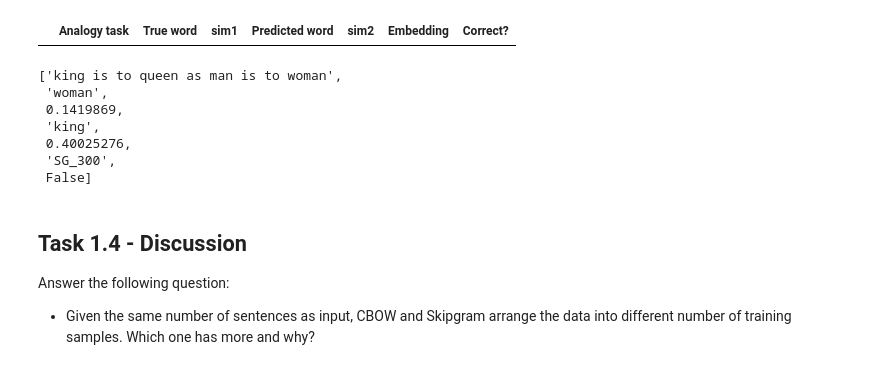
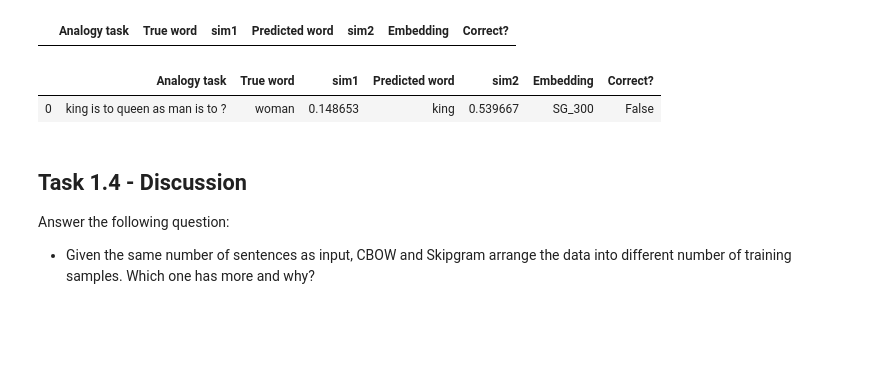
Before and after one commit to Joriswillems/deeplearning, a Jupyter notebook: assigment1/Assignment_1_(TF_2).ipynb, the cells around one changed output. Drawn from its saved outputs; the diff is of its cells as text; code cells hidden in the pictures; blank space fills up the shorter version.

```diff
--- a/assigment1/Assignment_1_(TF_2).ipynb
+++ b/assigment1/Assignment_1_(TF_2).ipynb
@@ -310,9 +313,9 @@ df
 # %%
 def analogyOutput(emb_name, relation_1, relation_2):
 
+    emb = emb_dict[emb_name]
 
-
-    analogy_task = "{} is to {} as {} is to {}".format(relation_1[0], relation_1[1], relation_2[0], relation_2[1])
+    analogy_task = "{} is to {} as {} is to ?".format(relation_1[0], relation_1[1], relation_2[0], relation_2[1])
 
     prediction = embed(relation_1[0], emb) - embed(relation_1[1], emb) + embed(relation_2[0], emb)
     predicted_word = findAnalogy(prediction, emb)
@@ -325,15 +328,10 @@ def analogyOutput(emb_name, relation_1, relation_2):
 
     return [analogy_task, true_word, sim1, predicted_word, sim2, emb_name, correct]
 # %%
-analogyOutput(skipgram_embedding_300, "SG_300", ["king", "queen"], ["man", "woman"])
+df.append(pd.Series(analogyOutput("SG_300", ["king", "queen"], ["man", "woman"]), index=df.columns), ignore_index=True)
 # %% [output]
-['king is to queen as man is to woman',
- 'woman',
- 0.1419869,
- 'king',
- 0.40025276,
- 'SG_300',
- False]
+|  | Analogy task | True word | sim1 | Predicted word | sim2 | Embedding | Correct? |
+| 0 | king is to queen as man is to ? | woman | 0.148653 | king | 0.539667 | SG_300 | False |
 # %% [markdown]
 ## Task 1.4 - Discussion
 Answer the following question:
```
Also changed, not shown: parts of 1 cell of this notebook.
